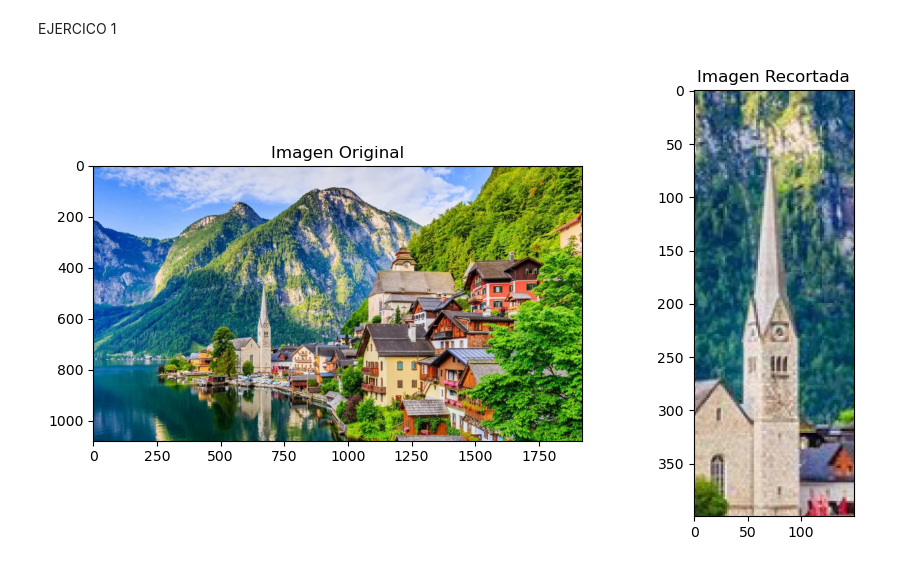
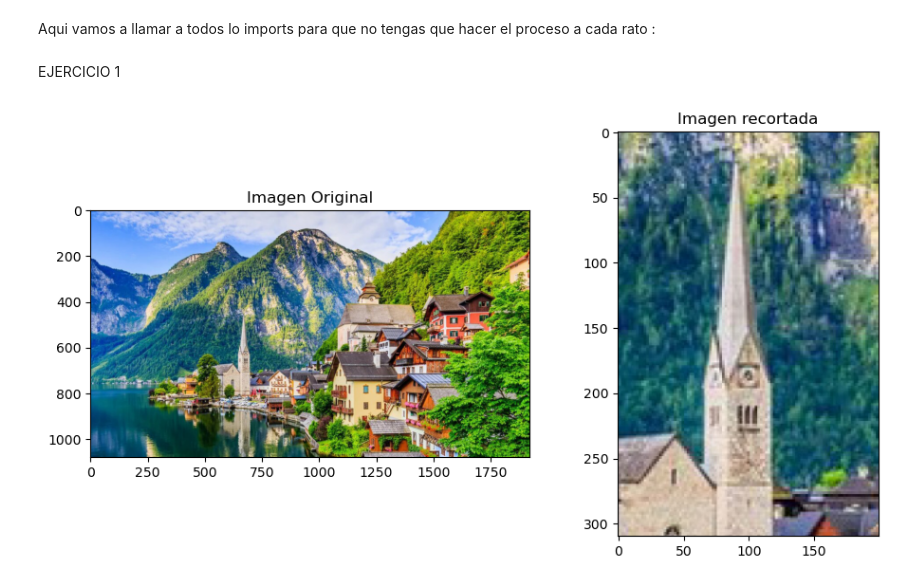
Before and after one commit to Gaforsix777/Procesamientodeimagenes, a Jupyter notebook: Unidad1/ActividadEvaluativa/evaluativopru.ipynb, the cells around one changed output. Saved outputs shown, nothing was run; the diff lists cells and outputs as text; code cells hidden in the pictures.

```diff
--- a/Unidad1/ActividadEvaluativa/evaluativopru.ipynb
+++ b/Unidad1/ActividadEvaluativa/evaluativopru.ipynb
@@ -1,29 +1,31 @@
+# %% [markdown]
+Aqui vamos a llamar a todos lo imports para que no tengas que hacer el proceso a cada rato :
 # %%
 import cv2
 import numpy as np
 import matplotlib.pyplot as plt
 import os
-# %% [markdown]
-EJERCICO 1
+# %% [markdown]
+EJERCICIO 1
 # %%
 img_p = cv2.imread('imagenP.jpg.jpeg')
 img_p_rgb = cv2.cvtColor(img_p, cv2.COLOR_BGR2RGB)
 
-y_inicio, y_fin = 400, 800
-x_inicio, x_fin = 600, 600
+y_inicio, y_fin = 440, 750
+x_inicio, x_fin = 580, 780
 img_recortada = img_p_rgb[y_inicio:y_fin, x_inicio:x_fin]
 
 cv2.imwrite('recorte_ejercicio1.jpg', cv2.cvtColor(img_recortada, cv2.COLOR_RGB2BGR))
 
 fig, axs = plt.subplots(1, 2, figsize=(10, 5))
 
 axs[0].imshow(img_p_rgb)
 axs[0].set_title('Imagen Original')
 
 axs[1].imshow(img_recortada)
-axs[1].set_title('Imagen Recortada')
+axs[1].set_title('Imagen recortada')
 
 plt.tight_layout()
 plt.show()
 # %% [output]
-[figure, old version]
+[figure, new version]
```
Also changed, not shown: parts of 10 cells of this notebook.
